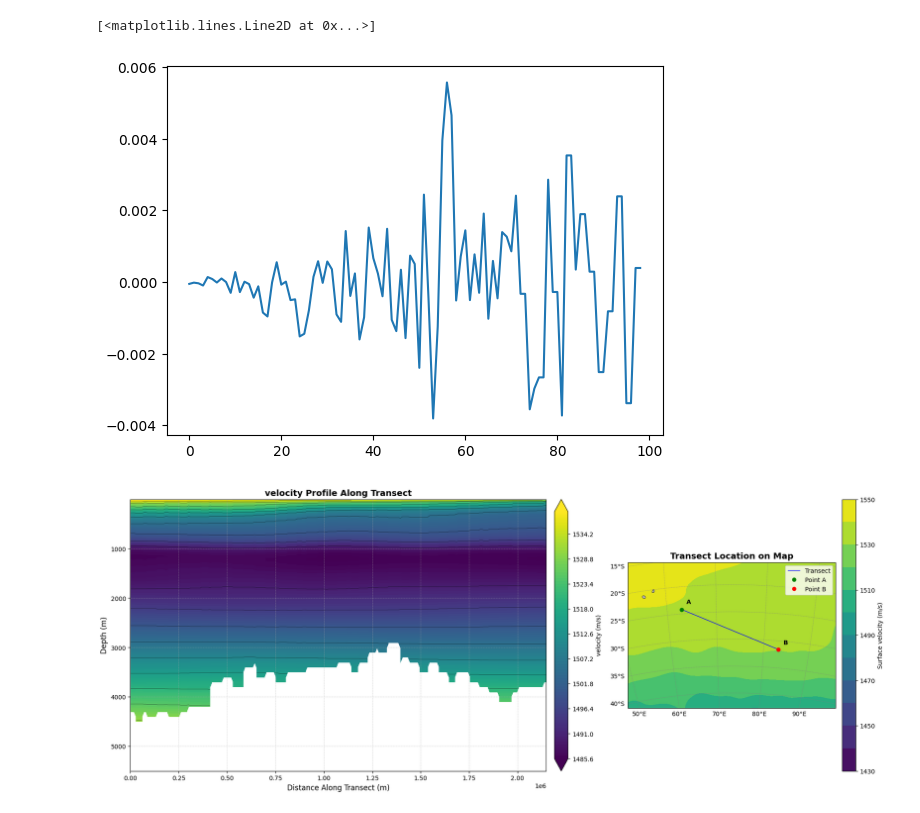
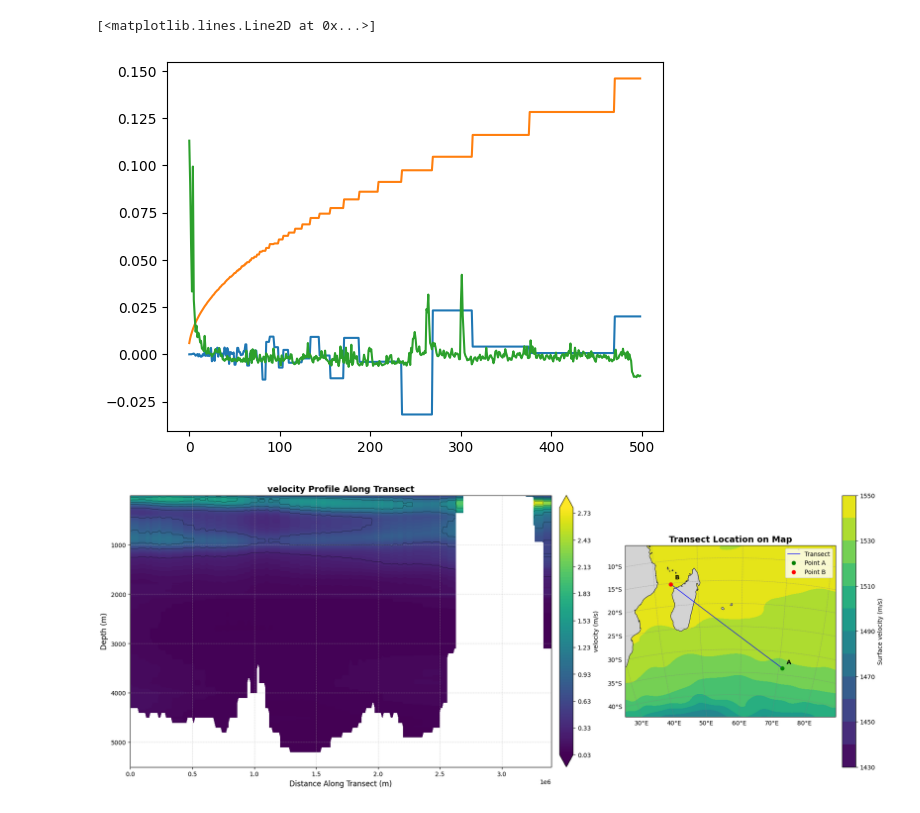
Before and after one commit to GEO-OCEAN-hydroacoustic/toolbox, a Jupyter notebook: src/notebooks/demo/Open_ISAS_Grid.ipynb, the cells around one changed output. Cells and saved outputs as stored; diff of their text form; code cells hidden in the pictures.

```diff
--- a/src/notebooks/demo/Open_ISAS_Grid.ipynb
+++ b/src/notebooks/demo/Open_ISAS_Grid.ipynb
@@ -1,4 +1,6 @@
 # %%
+# from importlib.metadata import FastPath
+
 from utils.physics.sound_model import ISAS_grid as isg
 
 from utils.physics.sound_model.ISAS_grid import extract_velocity_profile
@@ -10,7 +12,7 @@ lat_bounds= [-70, 20]
 lon_bounds = [15, 150]
 
 
-ds = isg.load_ISAS_TS(PATH, month,lat_bounds,lon_bounds, fast=False)
+ds = isg.load_ISAS_TS(PATH, month,lat_bounds,lon_bounds, fast=True)
 # %%
 import cartopy.crs as ccrs
 import cartopy.feature as cfeature
@@ -81,10 +106,12 @@ for i in range(1,100):
 # %%
-# plt.plot(np.array(tt)[1:]-np.array(tt)[-1:])
-plt.plot(np.mean(tt)-np.array(tt))
+plt.plot(np.array(tt)[0]-np.array(tt)[:])
+# plt.plot(np.mean(tt)-np.array(tt))
+plt.plot(tterr)
 # plt.plot(tt)
+plt.plot(calculation_time - np.mean(calculation_time)  )
 # %% [output]
 [<matplotlib.lines.Line2D at 0x...>]
-[figure, old version]
+[figure, new version]
 # %%
 import matplotlib.pyplot as plt
 import numpy as np
@@ -92,8 +119,8 @@ import cartopy.crs as ccrs
 from cartopy.feature import LAND, COASTLINE
 import matplotlib.gridspec as gridspec
 # Define points A and B
-lat1, lon1 = -24.2053, 63.0102  # Example: Station MADE
-lat2, lon2 = -31.5758, 83.2423 # Point B
+lat1, lon1 =  -33.5175,70.8657   # Example: Station MADE
+lat2, lon2 =   -15.172413793103452,43.79310344827586 # Point B
 resolution = 10000         # 10 km resolution
 
 # Generate transect
@@ -102,8 +129,8 @@ coordinates, distances, total_distance = isg._generate_coordinates_with_fixed_re
 )
 
 # Extract velocity profile along transect
-velocity_profile, depths = isg.extract_velocity_profile(ds, coordinates)
-
+velocity_profile, err, depths = isg.extract_velocity_profile(ds, coordinates,interpolate_missing=False)
+velocity_profile = err
 # Setup figure and axes
 
 fig = plt.figure(figsize=(18, 7), constrained_layout=True)
@@ -141,31 +168,31 @@ ax2.add_feature(COASTLINE, linewidth=0.7)
 
 # Transect line and endpoints
 transect_lats, transect_lons = zip(*coordinates)
 ax2.plot(transect_lons, transect_lats, color='blue', linewidth=1,
          transform=ccrs.PlateCarree(), label='Transect')
 
 ax2.plot(lon1, lat1, 'go', transform=ccrs.PlateCarree(), label='Point A')
 ax2.text(lon1 + 1, lat1 + 1, 'A', transform=ccrs.PlateCarree(), fontsize=10, weight='bold')
 
 ax2.plot(lon2, lat2, 'ro', transform=ccrs.PlateCarree(), label='Point B')
 ax2.text(lon2 + 1, lat2 + 1, 'B', transform=ccrs.PlateCarree(), fontsize=10, weight='bold')
 
 # Set map extent with margin
 margin = 10
 ax2.set_extent([
     min(lon1, lon2) - margin, max(lon1, lon2) + margin,
     min(lat1, lat2) - margin, max(lat1, lat2) + margin
 ], crs=ccrs.PlateCarree())
 
 # Gridlines
 gl = ax2.gridlines(draw_labels=True, linewidth=0.5, color='gray', linestyle='--', alpha=0.7)
 gl.right_labels = False
 gl.top_labels = False
 
 # Title and legend
 ax2.set_title('Transect Location on Map', fontsize=14, weight='bold')
 ax2.legend(loc='best', fontsize=10)
 
 plt.show()
 # %% [output]
-[figure, old version]
+[figure, new version]
```
Also changed, not shown: parts of 4 cells of this notebook, 4 other files.
